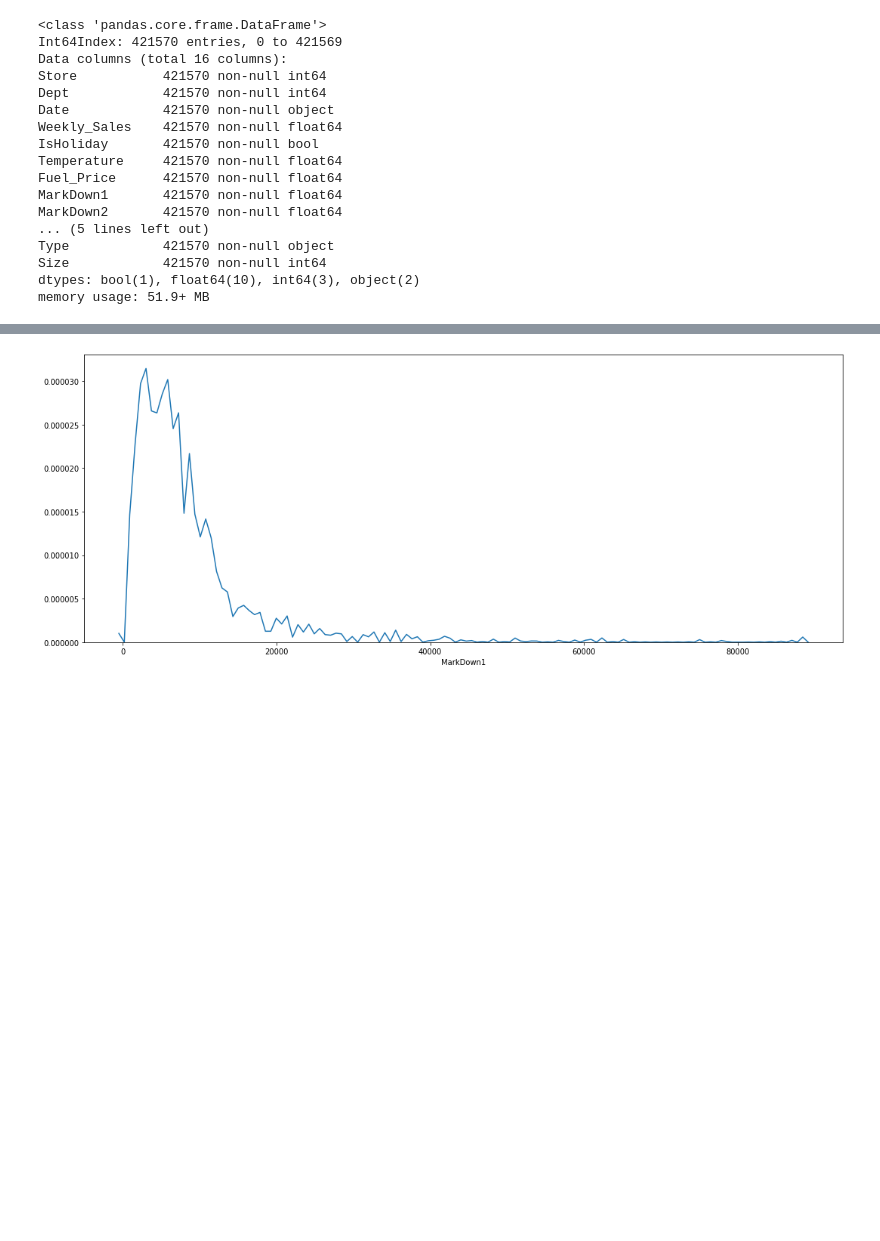
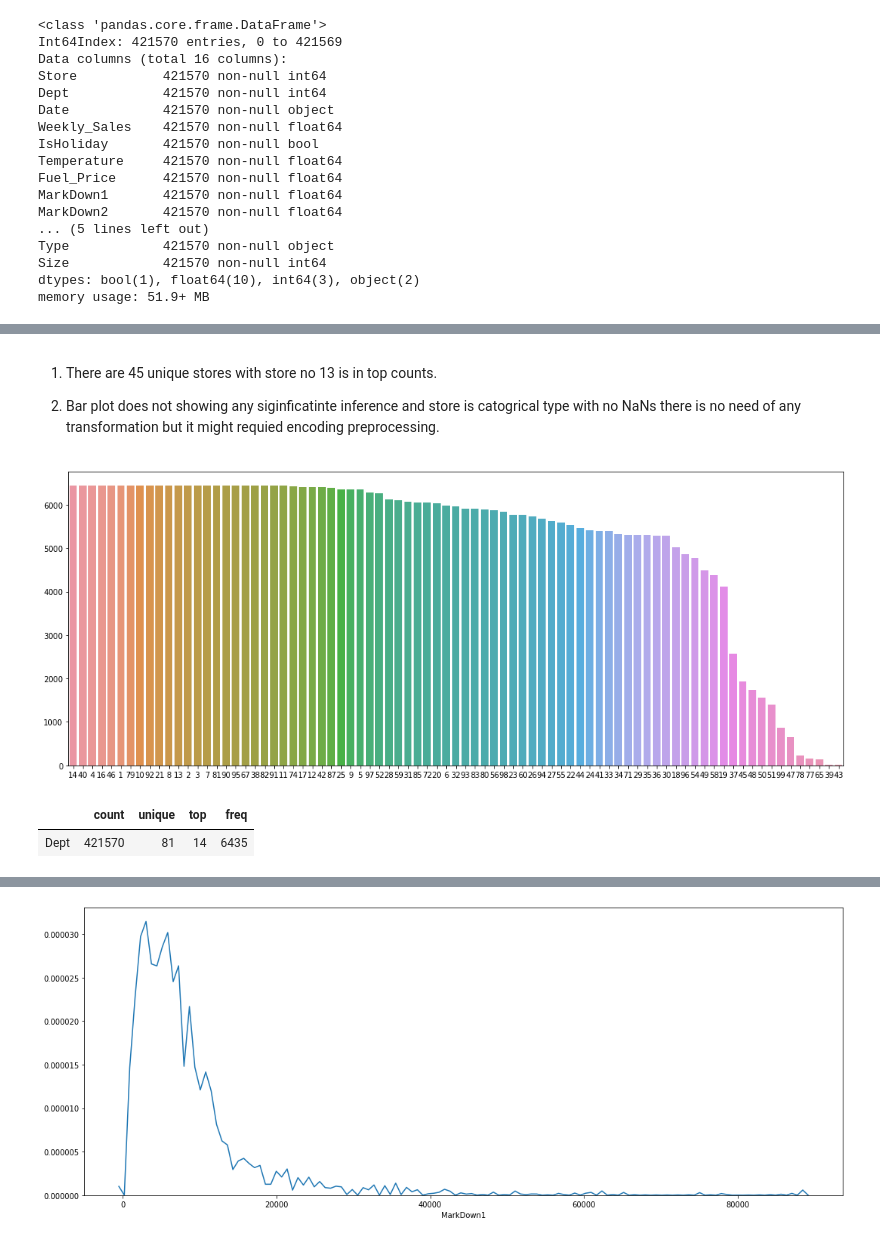
Before and after one commit to RahulRathi46/GL-CapstoneProject, a Jupyter notebook: notebooks/Notebook.ipynb, the cells around one changed output, grey strips where cells are left out. Drawn from its saved outputs; the diff is of its cells as text; code cells hidden in the pictures; blank space fills up the shorter version.

```diff
--- a/notebooks/Notebook.ipynb
+++ b/notebooks/Notebook.ipynb
@@ -262,0 +280,13 @@ def charts(data , choice = 0 , size = (15,8)): # Data Visualization Function
+# %% [markdown]
+1. There are 45 unique stores with store no 13 is in top counts.
+
+2. Bar plot does not showing any siginficatinte inference and store is catogrical type with no NaNs there is no need of any transformation but it might requied encoding preprocessing.
+# %%
+charts(df['Dept'] , 1 , (18,7))
+# %% [output]
+[figure, added]
+# %%
+pd.DataFrame(df['Dept'].describe()).T
+# %% [output]
+|  | count | unique | top | freq |
+| Dept | 421570 | 81 | 14 | 6435 |
```
Also changed, not shown: parts of 65 cells of this notebook.
